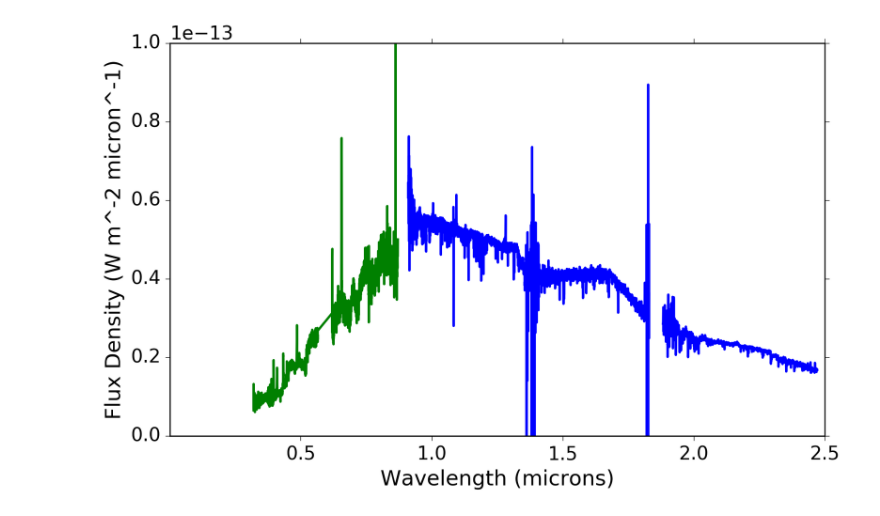
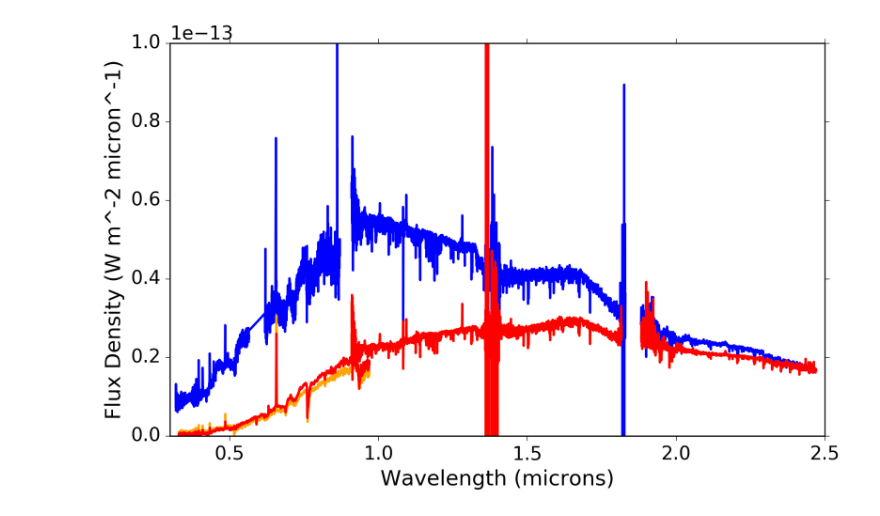
Before and after one commit to kevincovey/AATau, a Jupyter notebook: AATau_SpectralMeasurements.ipynb, the cells around one changed output. Cells and saved outputs as stored; diff of their text form; code cells hidden in the pictures.

```diff
--- a/AATau_SpectralMeasurements.ipynb
+++ b/AATau_SpectralMeasurements.ipynb
@@ -125,16 +55,3 @@ OptSpec_2008 = np.genfromtxt('spectra/AATau_opt2008.spec', usecols=range(2), fil
 OptSpec_2008.shape
 OptSpec_2008_wavelength = OptSpec_2008[:,0]
 OptSpec_2008_flux = OptSpec_2008[:,1]
-
-plt.plot(IRSpec_2008_wavelength, IRSpec_2008_flux, linewidth = 2)
-plt.plot(OptSpec_2008_wavelength, OptSpec_2008_flux, linewidth = 2)
-
-#And now compute and overlay the blackbody curve
-#scaled_solarlike_blackbody = planckMicron(wavelength_microns[:],5770)/(1.5E10)
-
-#plt.plot(wavelength_microns[:],scaled_solarlike_blackbody,linewidth = 4, color = 'y')
-plt.axis([1E-3,2.5,0,1E-13])
-xlabel = plt.xlabel('Wavelength (microns)')
-ylabel = plt.ylabel('Flux Density (W m^-2 micron^-1)')  #ARE THESE ACTUALLY THE RIGHT UNITS????
-# %% [output]
-[figure, removed]
@@ -141,3 +84,23 @@ ylabel = plt.ylabel('Flux Density (W m^-2 micron^-1)')  #ARE THESE ACTUALLY THE
+# %%
+#now plot all the spectra
+plt.plot(IRSpec_2008_wavelength, IRSpec_2008_flux, linewidth = 2, color = 'b')
+plt.plot(OptSpec_2008_wavelength, OptSpec_2008_flux, linewidth = 2, color = 'b')
+
+plt.plot(IRSpec_dec12_2014_wavelength, IRSpec_dec12_2014_flux, linewidth = 2, color = 'orange')
+plt.plot(OptSpec_dec12_2014_wavelength, OptSpec_dec12_2014_flux, linewidth = 2, color = 'orange')
+
+plt.plot(IRSpec_dec2_2014_wavelength, IRSpec_dec2_2014_flux, linewidth = 2, color = 'r')
+plt.plot(OptSpec_dec2_2014_wavelength, OptSpec_dec2_2014_flux, linewidth = 2, color = 'r')
+
+#And now compute and overlay the blackbody curve
+#scaled_solarlike_blackbody = planckMicron(wavelength_microns[:],5770)/(1.5E10)
+
+#plt.plot(wavelength_microns[:],scaled_solarlike_blackbody,linewidth = 4, color = 'y')
+plt.axis([0.3,2.5,0,1E-13])
+xlabel = plt.xlabel('Wavelength (microns)')
+ylabel = plt.ylabel('Flux Density (W m^-2 micron^-1)')  #ARE THESE ACTUALLY THE RIGHT UNITS????
+# %% [output]
+[figure, added]
 # %%
 #Now zoom in on Halpha and compute the EqW.
 plt.plot(OptSpec_2008_wavelength, OptSpec_2008_flux, linewidth = 2)
```
Also changed, not shown: parts of 10 cells of this notebook.
